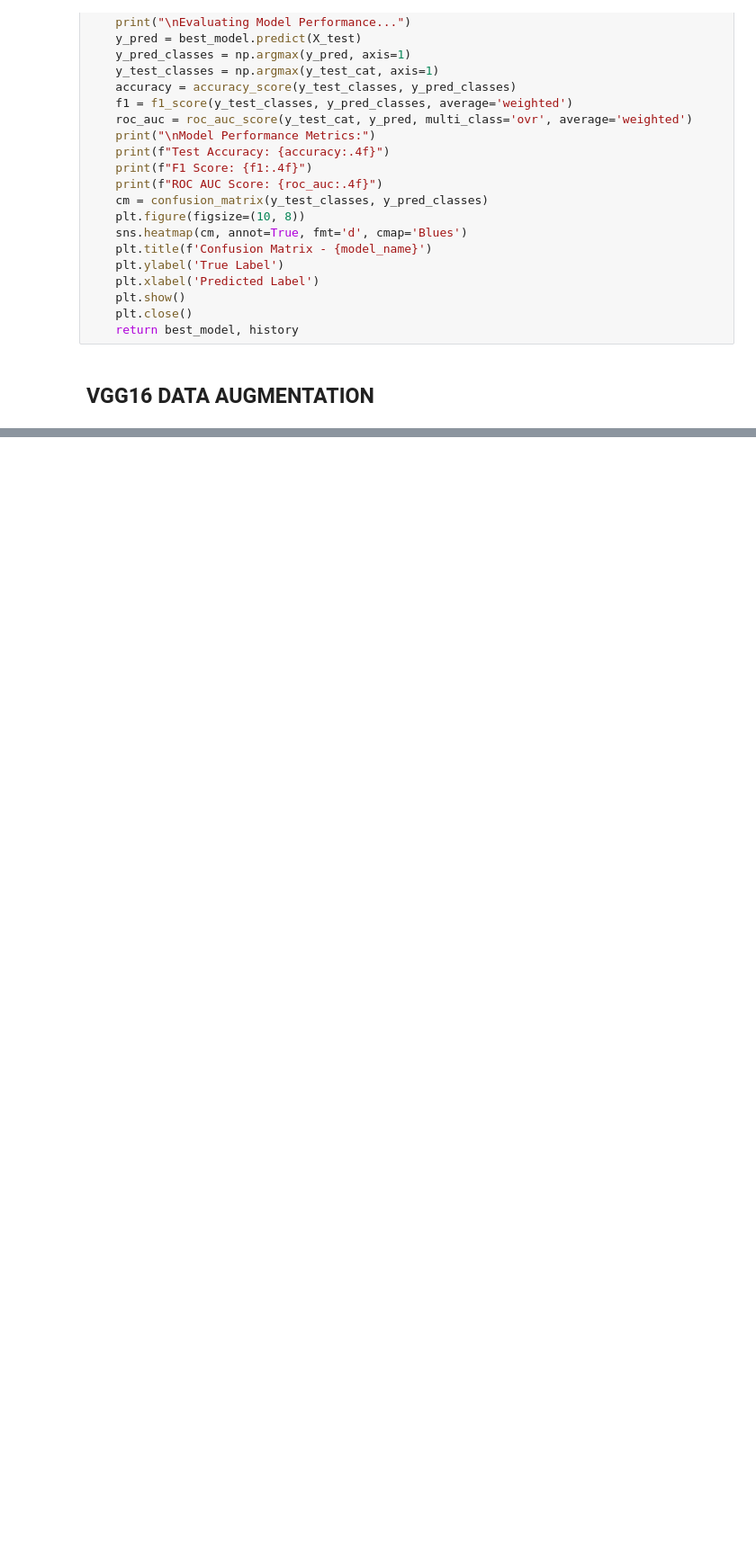
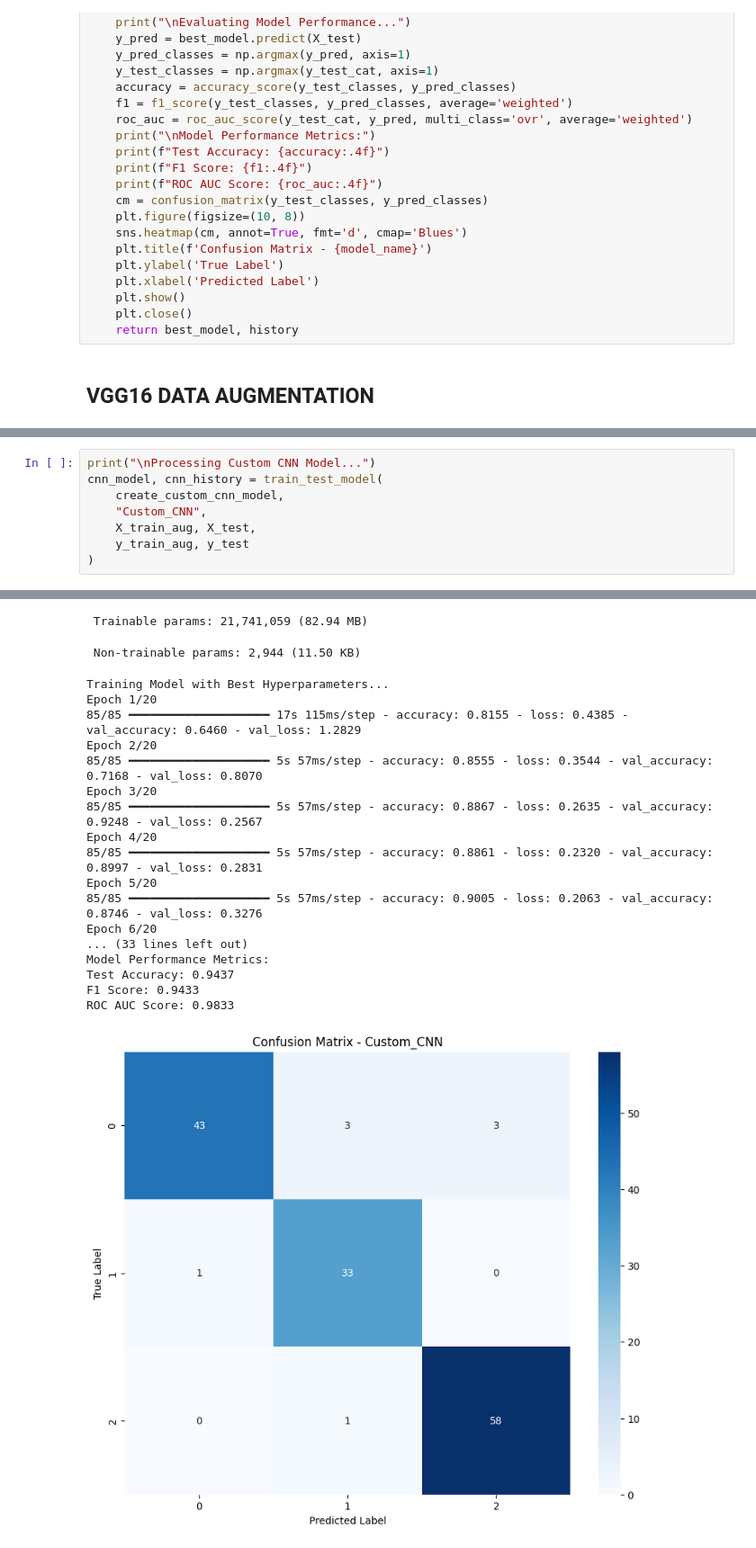
Before and after one commit to RAVIAPTISWETHA/-Deep-Learning-Applications-in-Heart-Diseases-Using-ECG-Signals, a Jupyter notebook: Version2_DLA_Heart_Diseases_using_ECG_Images_AD.ipynb, the cells around one changed output, grey strips where cells are left out. Shown at 90% size. Cells and saved outputs as stored; diff of their text form; blank space fills up the shorter version.

```diff
--- a/Version2_DLA_Heart_Diseases_using_ECG_Images_AD.ipynb
+++ b/Version2_DLA_Heart_Diseases_using_ECG_Images_AD.ipynb
@@ -347,0 +410,9 @@ ROC AUC Score: 0.9708
+# %%
+print("\nProcessing Custom CNN Model...")
+cnn_model, cnn_history = train_test_model(
+    create_custom_cnn_model,
+    "Custom_CNN",
+    X_train_aug, X_test,
+    y_train_aug, y_test
+)
+# %% [output]
@@ -347,0 +456,20 @@ ROC AUC Score: 0.9708
+ Trainable params: 21,741,059 (82.94 MB)
+ Non-trainable params: 2,944 (11.50 KB)
+Training Model with Best Hyperparameters...
+Epoch 1/20
+85/85 ━━━━━━━━━━━━━━━━━━━━ 17s 115ms/step - accuracy: 0.8155 - loss: 0.4385 - val_accuracy: 0.6460 - val_loss: 1.2829
+Epoch 2/20
+85/85 ━━━━━━━━━━━━━━━━━━━━ 5s 57ms/step - accuracy: 0.8555 - loss: 0.3544 - val_accuracy: 0.7168 - val_loss: 0.8070
+Epoch 3/20
+85/85 ━━━━━━━━━━━━━━━━━━━━ 5s 57ms/step - accuracy: 0.8867 - loss: 0.2635 - val_accuracy: 0.9248 - val_loss: 0.2567
+Epoch 4/20
+85/85 ━━━━━━━━━━━━━━━━━━━━ 5s 57ms/step - accuracy: 0.8861 - loss: 0.2320 - val_accuracy: 0.8997 - val_loss: 0.2831
+Epoch 5/20
+85/85 ━━━━━━━━━━━━━━━━━━━━ 5s 57ms/step - accuracy: 0.9005 - loss: 0.2063 - val_accuracy: 0.8746 - val_loss: 0.3276
+Epoch 6/20
+... (33 lines left out)
+Model Performance Metrics:
+Test Accuracy: 0.9437
+F1 Score: 0.9433
+ROC AUC Score: 0.9833
+[figure, added]
```
Also changed, not shown: parts of 5 cells of this notebook.
